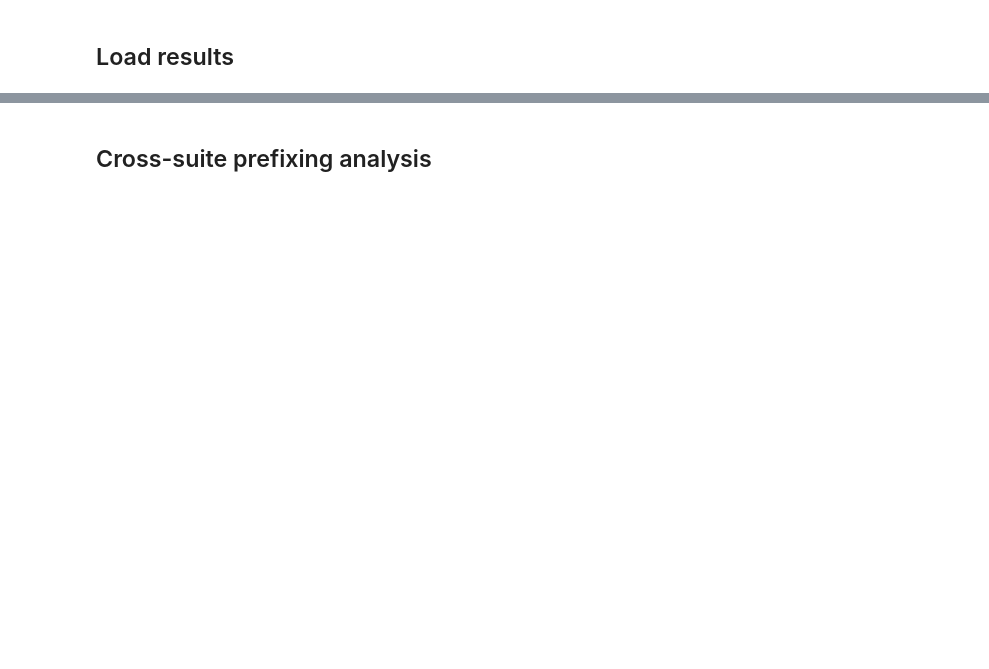
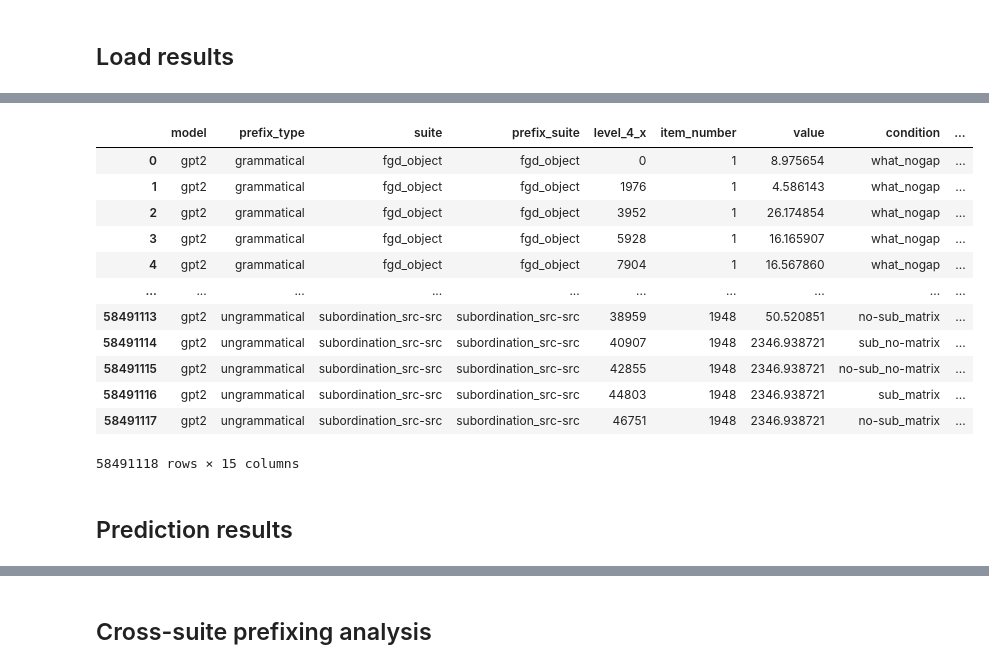
Before and after one commit to hans/syntaxgym-repetitions, a Jupyter notebook: analyze product.ipynb, the cells around one changed output, grey strips where cells are left out. Saved outputs shown, nothing was run; the diff lists cells and outputs as text; code cells hidden in the pictures; blank space fills up the shorter version.

```diff
--- a/analyze product.ipynb
+++ b/analyze product.ipynb
@@ -151,16 +157,7 @@ prediction_df
 # %%
-region_paths = list(OUTPUT_DIR.glob("*.regions.csv"))
+region_paths = list(OUTPUT_DIR.glob("*/*/*/*/regions.csv"))
 region_dfs = [pd.read_csv(path) for path in tqdm(region_paths)]
-region_df_keys = [(path.name.split(".")[0], path.name.split(".")[1])
+region_df_keys = [re.findall(r"([^/]+)/([^/]+)/([^/]+)/([^/]+)/regions\.csv", str(path))[0]
                    for path in region_paths]
-region_df = pd.concat(region_dfs, names=["suite", "prefix_suite"], keys=region_df_keys) \
+region_df = pd.concat(region_dfs, names=["model", "prefix_type", "suite", "prefix_suite"], keys=region_df_keys) \
     .drop(columns=["prefix_suite"])
-
-# Drop duplicates
-region_df = region_df[~region_df.index.duplicated(keep="first")]
-
-# Bring in metadata from predictions df
-region_df = pd.merge(region_df.reset_index(), prediction_df[meta_vars].reset_index(),
-                     on=["suite", "prefix_suite", "item_number"])
-
-region_df
@@ -181,2 +164,25 @@ region_df
+# %%
+# Drop duplicates
+region_df = region_df[~region_df.index.duplicated(keep="first")]
+
+# Bring in metadata from predictions df
+region_df = pd.merge(region_df.reset_index(), prediction_df[meta_vars].reset_index(),
+                     on=["model", "prefix_type", "suite", "prefix_suite", "item_number"])
+
+region_df
+# %% [output]
+|  | model | prefix_type | suite | prefix_suite | level_4_x | item_number | value | condition | ... |
+| 0 | gpt2 | grammatical | fgd_object | fgd_object | 0 | 1 | 8.975654 | what_nogap | ... |
+| 1 | gpt2 | grammatical | fgd_object | fgd_object | 1976 | 1 | 4.586143 | what_nogap | ... |
+| 2 | gpt2 | grammatical | fgd_object | fgd_object | 3952 | 1 | 26.174854 | what_nogap | ... |
+| 3 | gpt2 | grammatical | fgd_object | fgd_object | 5928 | 1 | 16.165907 | what_nogap | ... |
+| 4 | gpt2 | grammatical | fgd_object | fgd_object | 7904 | 1 | 16.567860 | what_nogap | ... |
+| ... | ... | ... | ... | ... | ... | ... | ... | ... | ... |
+| 58491113 | gpt2 | ungrammatical | subordination_src-src | subordination_src-src | 38959 | 1948 | 50.520851 | no-sub_matrix | ... |
+| 58491114 | gpt2 | ungrammatical | subordination_src-src | subordination_src-src | 40907 | 1948 | 2346.938721 | sub_no-matrix | ... |
+| 58491115 | gpt2 | ungrammatical | subordination_src-src | subordination_src-src | 42855 | 1948 | 2346.938721 | no-sub_no-matrix | ... |
+| 58491116 | gpt2 | ungrammatical | subordination_src-src | subordination_src-src | 44803 | 1948 | 2346.938721 | sub_matrix | ... |
+| 58491117 | gpt2 | ungrammatical | subordination_src-src | subordination_src-src | 46751 | 1948 | 2346.938721 | no-sub_matrix | ... |
+58491118 rows × 15 columns
 # %%
 sns.set_context("talk")
@@ -182,0 +191,2 @@ sns.set_context("talk")
+# %% [markdown]
+## Prediction results
```
Also changed, not shown: parts of 37 cells of this notebook.
